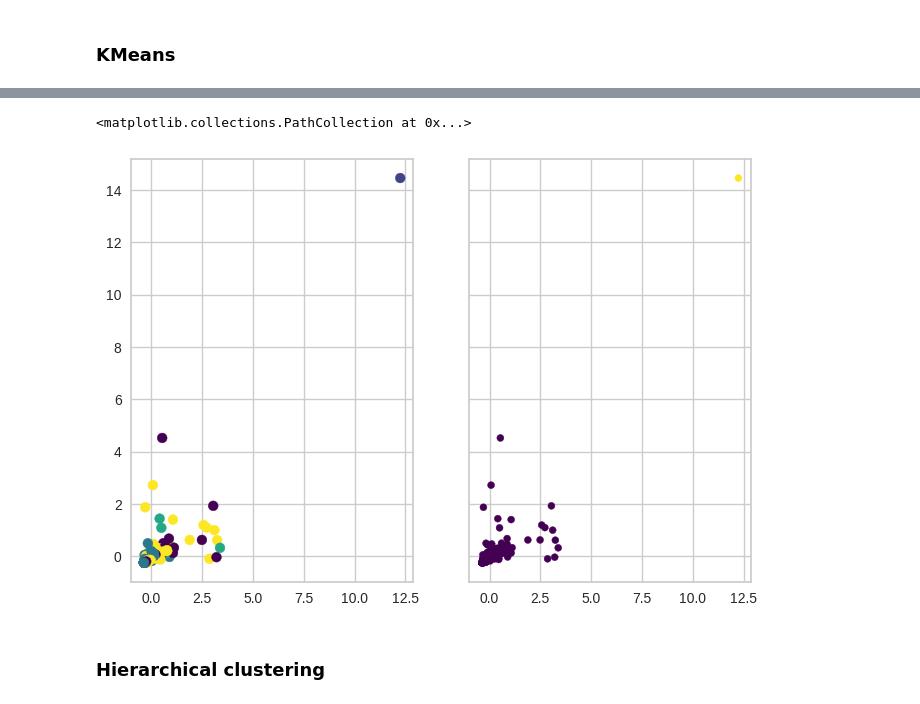
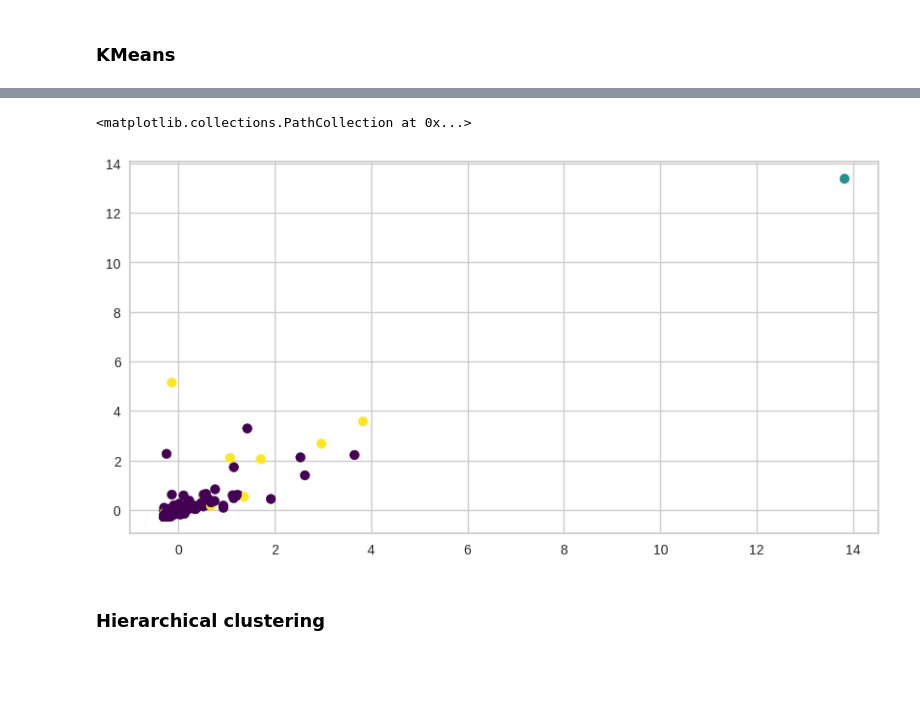
Before and after one commit to kushalnavghare/responsible-foreign-aid, a Jupyter notebook: code/04_modelling-unsupervised.ipynb, the cells around one changed output, grey strips where cells are left out. Cells and saved outputs as stored; diff of their text form; code cells hidden in the pictures; blank space fills up the shorter version.

Commit message:
improve clusters with different levels

```diff
--- a/code/04_modelling-unsupervised.ipynb
+++ b/code/04_modelling-unsupervised.ipynb
@@ -248,8 +250,11 @@ def transformForClustering(data_frame):
 
     return transformed_df.reset_index()
 # %%
-transformed_disbrsmnt_df = transformForClustering(disbrsmnt_df)
-transformed_oblgtn_df = transformForClustering(oblgtn_df)
+transformed_disbrsmnt_df = transformForClustering(disbrsmnt_df, levels=['country_name', "country_code",
+                                                   "international_category_name", "transaction_type_name"])
+
+transformed_oblgtn_df = transformForClustering(oblgtn_df, levels=['country_name', "country_code",
+                                                   "international_category_name", "transaction_type_name"])
 # %%
 transformed_disbrsmnt_df = transformed_disbrsmnt_df.drop(columns=[2023, "All"], axis=1)[:-1]
 transformed_oblgtn_df = transformed_oblgtn_df.drop(columns=[2023, "All"], axis=1)[:-1]
@@ -313,4 +318,4 @@ Text(0.5, 1.0, 'SSE for KMeans cluster range')
 # %%
-country_6_clusters = KMeans(n_clusters=6, random_state=42)
+country_3_clusters = KMeans(n_clusters=3, random_state=42)
 # %%
-transformed_disbrsmnt_df['kmeans_6'] = country_6_clusters.fit_predict(scaled_x)
+transformed_disbrsmnt_df['kmeans_3'] = country_3_clusters.fit_predict(scaled_x)
@@ -319,3 +322 @@ country_2_clusters = KMeans(n_clusters=2, random_state=42)
-# %%
-transformed_disbrsmnt_df['kmeans_2'] = country_2_clusters.fit_predict(scaled_x)
 # %%
@@ -323,13 +324,10 @@ six_centers = country_6_clusters.cluster_centers_
 # %%
-fig, (ax1, ax2) = plt.subplots(1,2, sharey=True)
-ax1.scatter(scaled_x[:, 0], scaled_x[:, 1],
-            c=transformed_disbrsmnt_df['kmeans_6'], s=50, cmap='viridis')
-
-ax2.scatter(scaled_x[:, 0], scaled_x[:,1],
-           c=transformed_disbrsmnt_df['kmeans_2'], s=25, cmap='viridis')
+plt.figure(figsize=(10, 5))
+plt.scatter(scaled_x[:, 0], scaled_x[:, 1],
+            c=transformed_disbrsmnt_df['kmeans_3'], s=50, cmap='viridis')
 # %% [output]
 <matplotlib.collections.PathCollection at 0x...>
-[figure, old version]
+[figure, new version]
 # %% [markdown]
 ### Hierarchical clustering
 # %%
```
Also changed, not shown: parts of 68 cells of this notebook.
